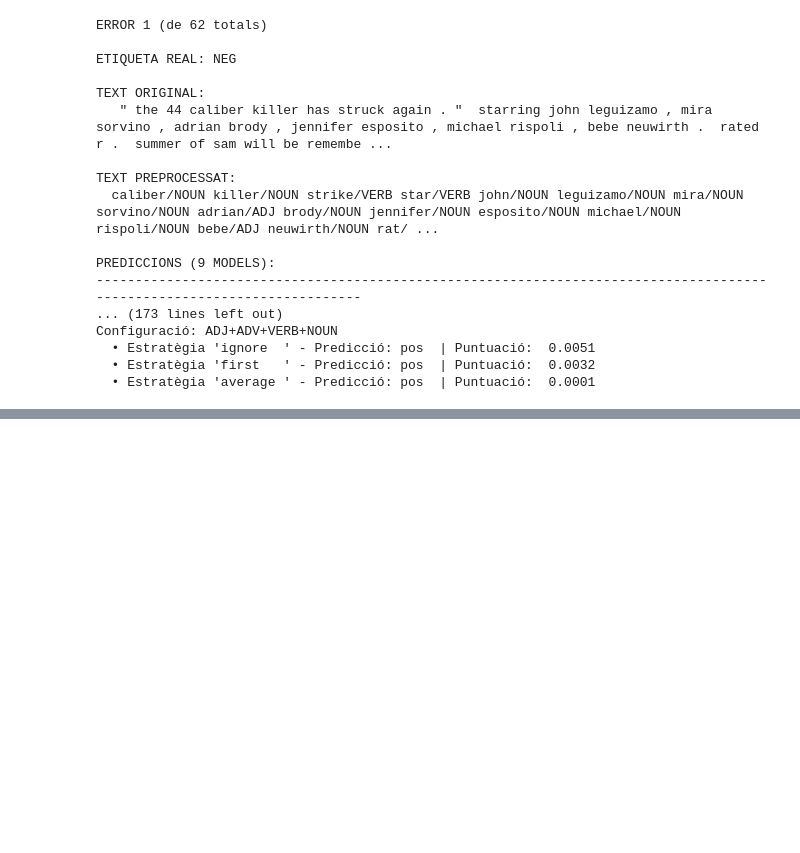
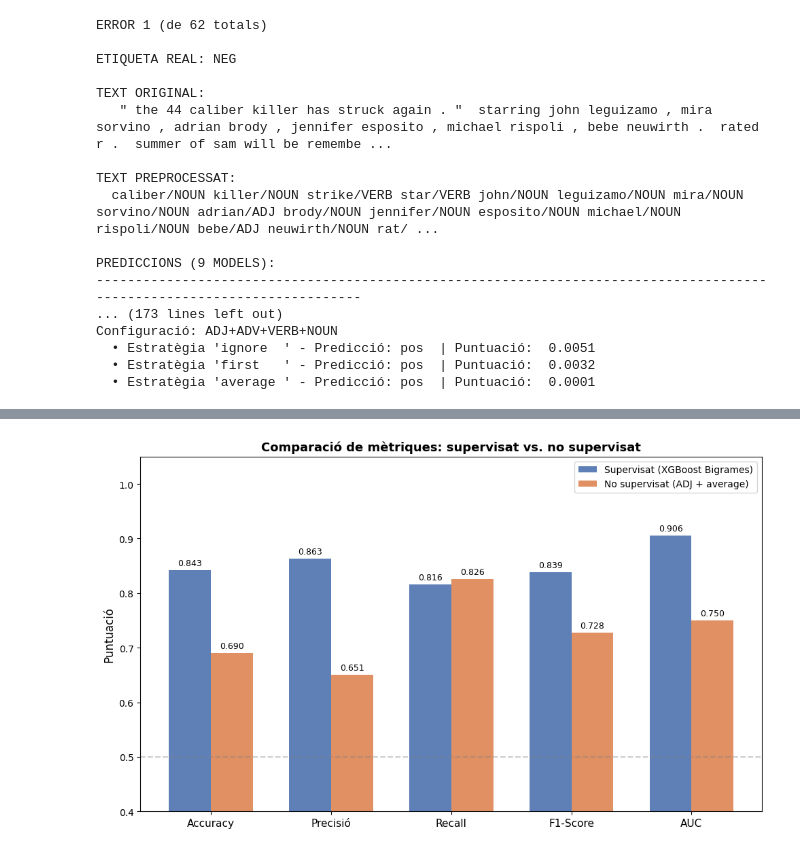
Before and after one commit to ashlieventura/Practica_2_plh, a Jupyter notebook: practica_2.ipynb, the cells around one changed output, grey strips where cells are left out. Cells and saved outputs as stored; diff of their text form; code cells hidden in the pictures; blank space fills up the shorter version.

```diff
--- a/practica_2.ipynb
+++ b/practica_2.ipynb
@@ -2499,0 +2725,38 @@ En termes absoluts, assolir entre un 65% i un 69% d'accuracy sense cap exemple d
+# %%
+# GRÀFIC 1: COMPARACIÓ DE MÈTRIQUES
+
+metriques    = ["Accuracy", "Precisió", "Recall", "F1-Score", "AUC"]
+vals_sup     = [acc_sup,  prec_sup,  rec_sup,  f1_sup,  auc_sup]
+vals_ns      = [acc_ns,   prec_ns,   rec_ns,   f1_ns,   auc_ns]
+
+x     = np.arange(len(metriques))
+width = 0.35
+
+fig, ax = plt.subplots(figsize=(10, 6))
+
+bars_sup = ax.bar(x - width/2, vals_sup, width, label="Supervisat (XGBoost Bigrames)",
+                  color="#4C72B0", alpha=0.90)
+bars_ns  = ax.bar(x + width/2, vals_ns,  width, label="No supervisat (ADJ + average)",
+                  color="#DD8452", alpha=0.90)
+
+# Etiquetes de valor sobre cada barra
+for bar in bars_sup:
+    ax.text(bar.get_x() + bar.get_width()/2, bar.get_height() + 0.005,
+            f"{bar.get_height():.3f}", ha="center", va="bottom", fontsize=9)
+for bar in bars_ns:
+    ax.text(bar.get_x() + bar.get_width()/2, bar.get_height() + 0.005,
+            f"{bar.get_height():.3f}", ha="center", va="bottom", fontsize=9)
+
+ax.set_xticks(x)
+ax.set_xticklabels(metriques, fontsize=11)
+ax.set_ylim(0.4, 1.05)
+ax.set_ylabel("Puntuació", fontsize=12)
+ax.set_title("Comparació de mètriques: supervisat vs. no supervisat", fontsize=13, fontweight="bold")
+ax.legend(fontsize=10)
+ax.axhline(y=0.5, color="gray", linestyle="--", alpha=0.4)
+
+plt.tight_layout()
+plt.savefig("comparacio_metriques_sup_vs_ns.png", dpi=150, bbox_inches="tight")
+plt.show()
+# %% [output]
+[figure, added]
```
Also changed, not shown: parts of 21 cells of this notebook, 1 other file.
